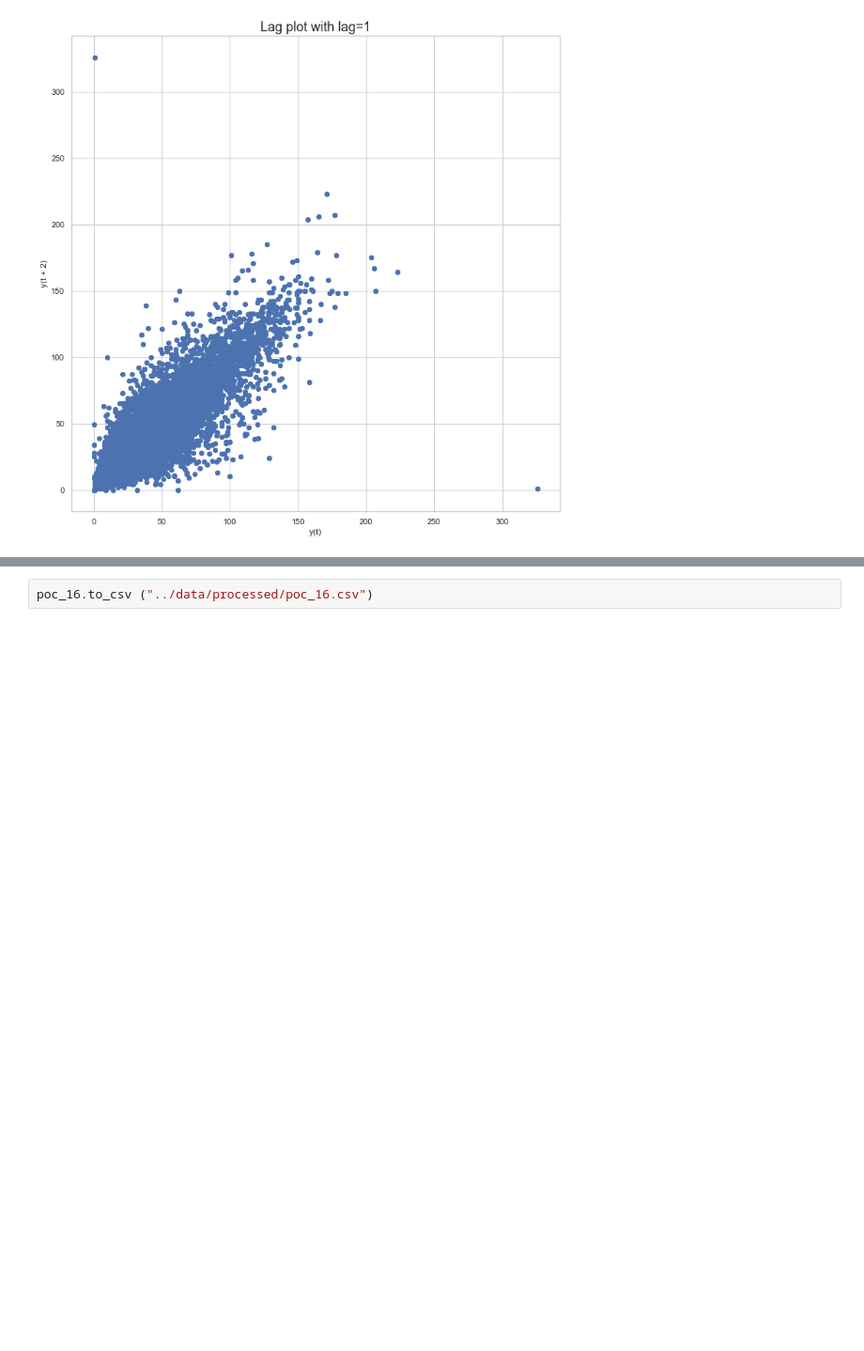
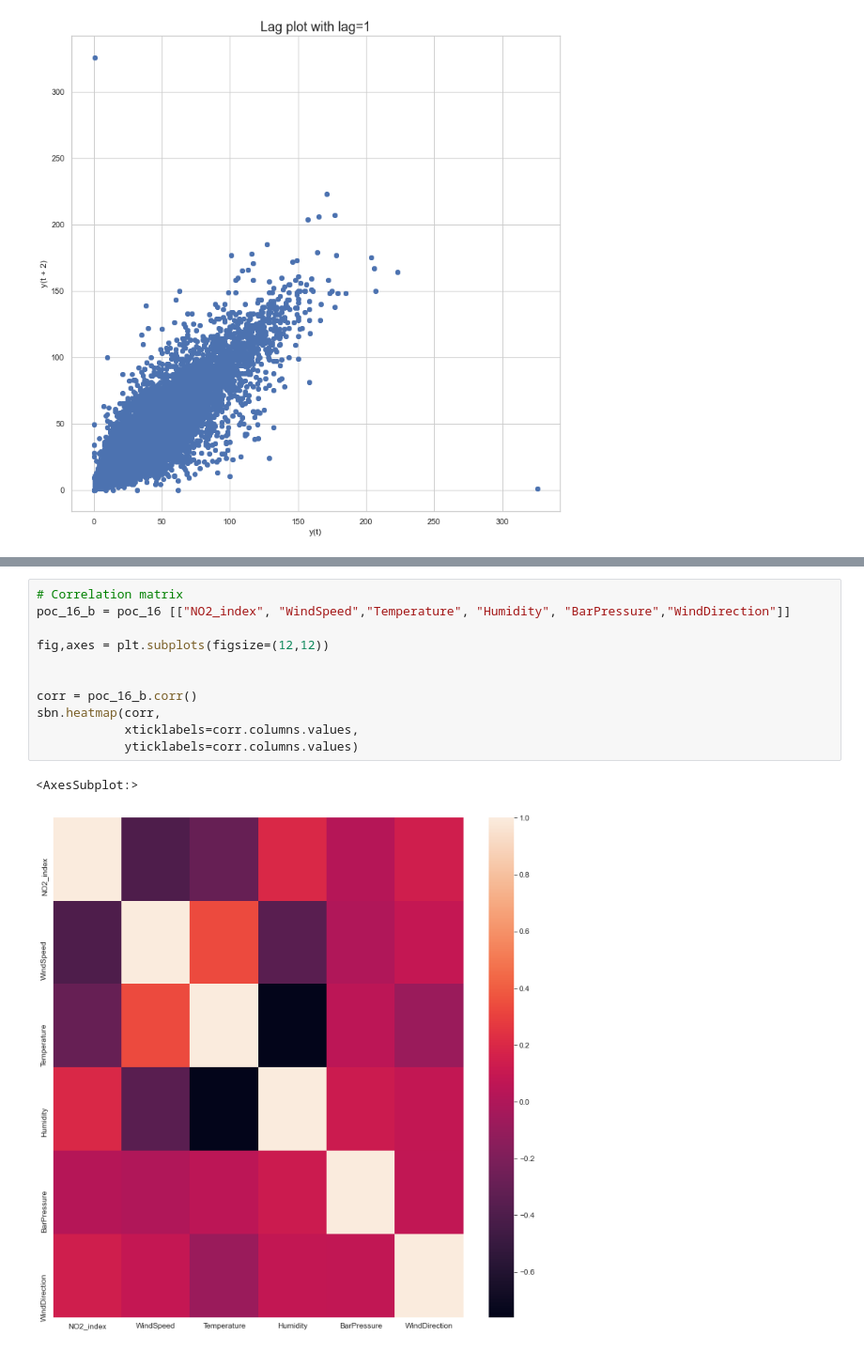
Before and after one commit to corti-acs/KS_TFM_MadridAirQuality, a Jupyter notebook: notebooks/3_Cleaning_Transformation_Exploratory.ipynb, the cells around one changed output, grey strips where cells are left out. Shown at 94% size. Cells and saved outputs as stored; diff of their text form; blank space fills up the shorter version.

Commit message:
ML and review some NaN remain data

```diff
--- a/notebooks/3_Cleaning_Transformation_Exploratory.ipynb
+++ b/notebooks/3_Cleaning_Transformation_Exploratory.ipynb
@@ -1188,2 +1220,14 @@ result.plot()
-# %%
-poc_16.to_csv ("../data/processed/poc_16.csv")
+# %%
+# Correlation matrix
+poc_16_b = poc_16 [["NO2_index", "WindSpeed","Temperature", "Humidity", "BarPressure","WindDirection"]]
+
+fig,axes = plt.subplots(figsize=(12,12))
+
+
+corr = poc_16_b.corr()
+sbn.heatmap(corr,
+            xticklabels=corr.columns.values,
+            yticklabels=corr.columns.values)
+# %% [output]
+<AxesSubplot:>
+[figure, added]
```
Also changed, not shown: parts of 10 cells of this notebook, 2 other files.
